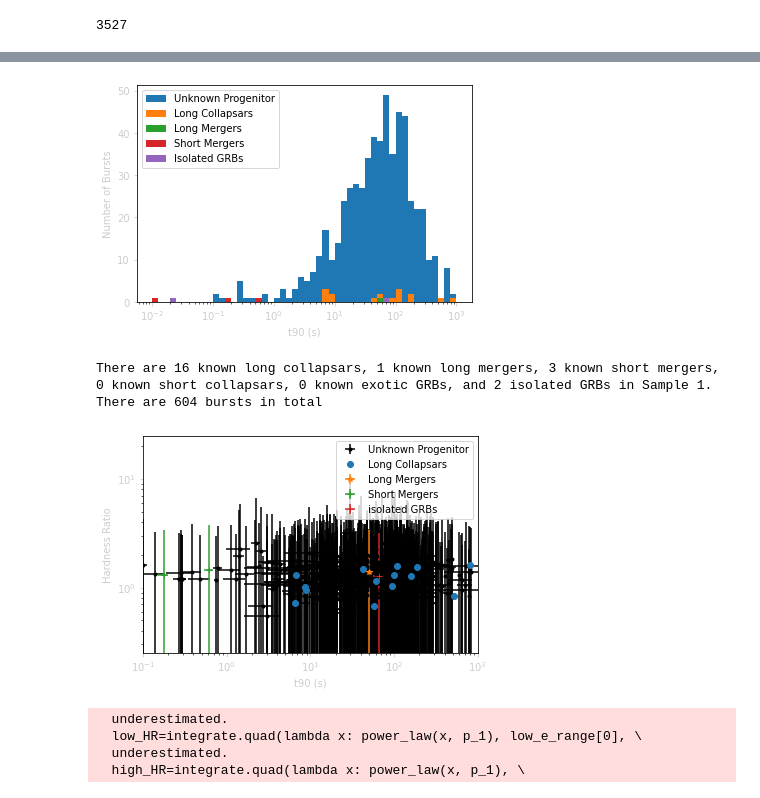
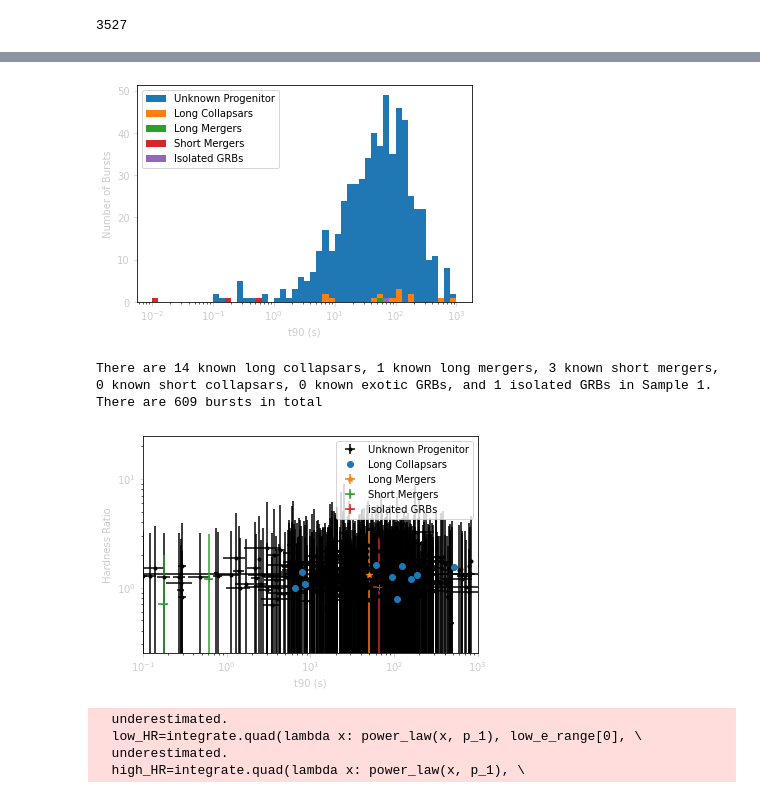
Before and after one commit to nuessle167/mirrored_prediction_paper, a Jupyter notebook: Cursed_code.ipynb, the cells around one changed output, grey strips where cells are left out. Drawn from its saved outputs; the diff is of its cells as text; code cells hidden in the pictures.

```diff
--- a/Cursed_code.ipynb
+++ b/Cursed_code.ipynb
@@ -1447,7 +1448,7 @@ nbins=51
 #
 #time to kneecap the data
 #sample_0_data_b=sample_0_data[:-2]
-valid_fluences=swift_fluences.drop(index=tiny_removals[:-2])
+valid_fluences=swift_fluences.drop(index=tiny_removals[:-39])
 actually_valid_mask=np.isin(valid_fluences.index, (sample_0_data.index))
 actually_valid_fluences=valid_fluences[actually_valid_mask]
 fluence_mask=np.isin(actually_valid_fluences[' 25_50kev '], (" N/A", " N/A ", 0), \
@@ -1788,7 +1789,7 @@ isolated_t90_err=[]
 isolated_Epeak_over_s=[]
 nbins=51
 #
-valid_fluences=swift_fluences.drop(index=removals[:-2])
+valid_fluences=swift_fluences.drop(index=removals[:-39])
 fluence_mask=np.isin(valid_fluences[' 25_50kev '], (" N/A", " N/A ", 0), invert=True)
 fluence_available_swift_data=edited_swift_data[fluence_mask]
 good_fluences=valid_fluences[fluence_mask]
@@ -1973,37 +1974,37 @@ plt.errorbar(x=long_collapsar_t90, y=long_collapsar_HR, \
              marker="o", ls='none')
 plt.errorbar(x=long_merger_t90, y=long_merger_HR, \
              yerr=np.transpose(long_merger_HR_err),\
              xerr=long_merger_t90_err, \
              marker="*", ls='none')
 # plt.errorbar(x=short_collapsar_t90, y=short_collapsar_HR, \
 #              yerr=np.transpose(short_collapsar_HR_err), xerr=short_collapsar_t90_err,\
 #              marker="^", ls='none')
 plt.errorbar(x=short_merger_t90, y=short_merger_HR, \
              yerr=np.transpose(short_merger_HR_err), \
              xerr=short_merger_t90_err, \
              marker="+", ls='none')
 # plt.errorbar(x=exotic_t90, y=exotic_HR, yerr=np.transpose(exotic_HR_err), \
 #              xerr=exotic_t90_err, marker="o", ls='none')
 plt.errorbar(x=isolated_t90, y=isolated_HR, \
              yerr=np.transpose(isolated_HR_err), \
              xerr=isolated_t90_err, \
              marker="+", ls='none')
 plt.axis([0.1, 1000, 0.25, 25])
 plt.xscale('log')
 plt.yscale('log')
 plt.tick_params(axis='x', colors='0.8')
 plt.tick_params(axis='y', colors='0.8')
 plt.legend(['Unknown Progenitor', 'Long Collapsars', 'Long Mergers', \
             'Short Mergers', 'isolated GRBs'])
 plt.xlabel("t90 (s)", color="0.8")
 plt.ylabel("Hardness Ratio", color="0.8")
 plt.show()
 # min(unknown_progenitor_t90)
 # %% [output]
-[figure, old version]
+[figure, new version]
-There are 16 known long collapsars, 1 known long mergers, 3 known short mergers, 0 known short collapsars, 0 known exotic GRBs, and 2 isolated GRBs in Sample 1.
-There are 604 bursts in total
+There are 14 known long collapsars, 1 known long mergers, 3 known short mergers, 0 known short collapsars, 0 known exotic GRBs, and 1 isolated GRBs in Sample 1.
+There are 609 bursts in total
-[figure, old version]
+[figure, new version]
 # %%
 ##Sample 2 Diagnositics##
 #unknown_progenitor_edited_fermi_data=fermi_data
```
Also changed, not shown: parts of 9 cells of this notebook, 1 other file.
